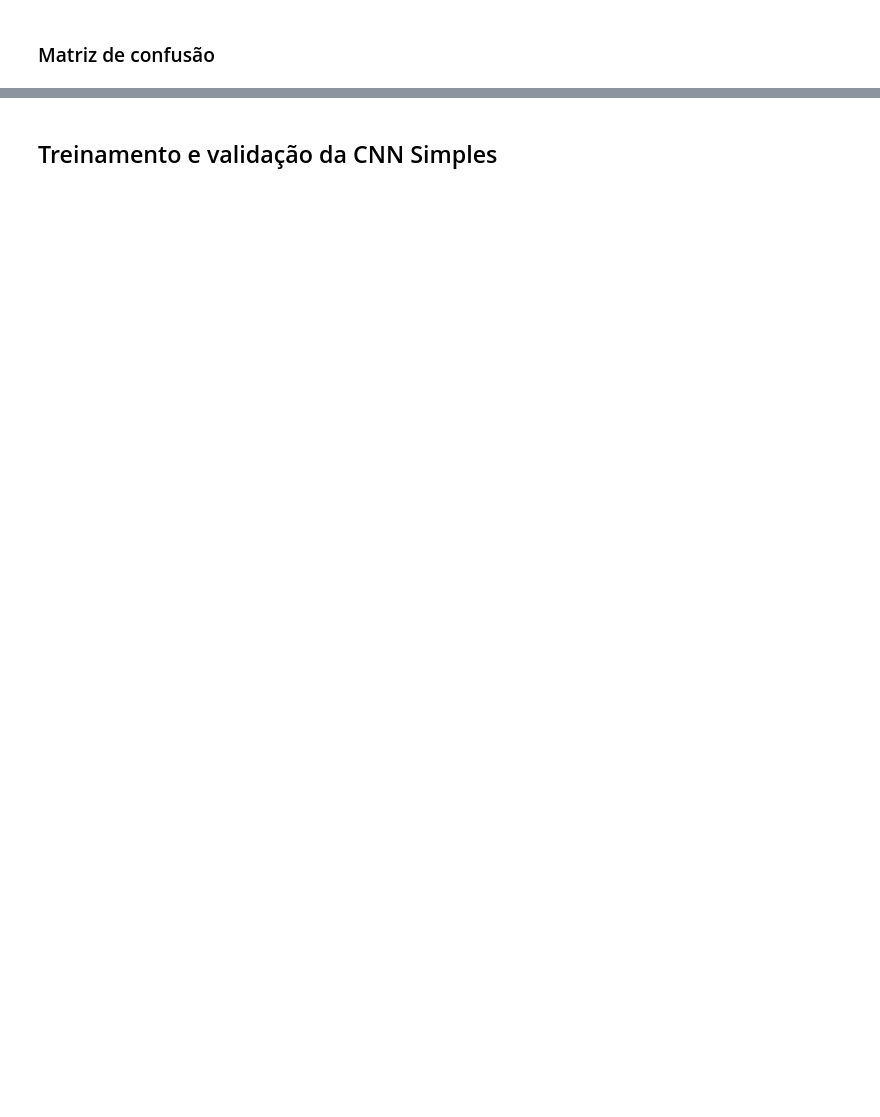
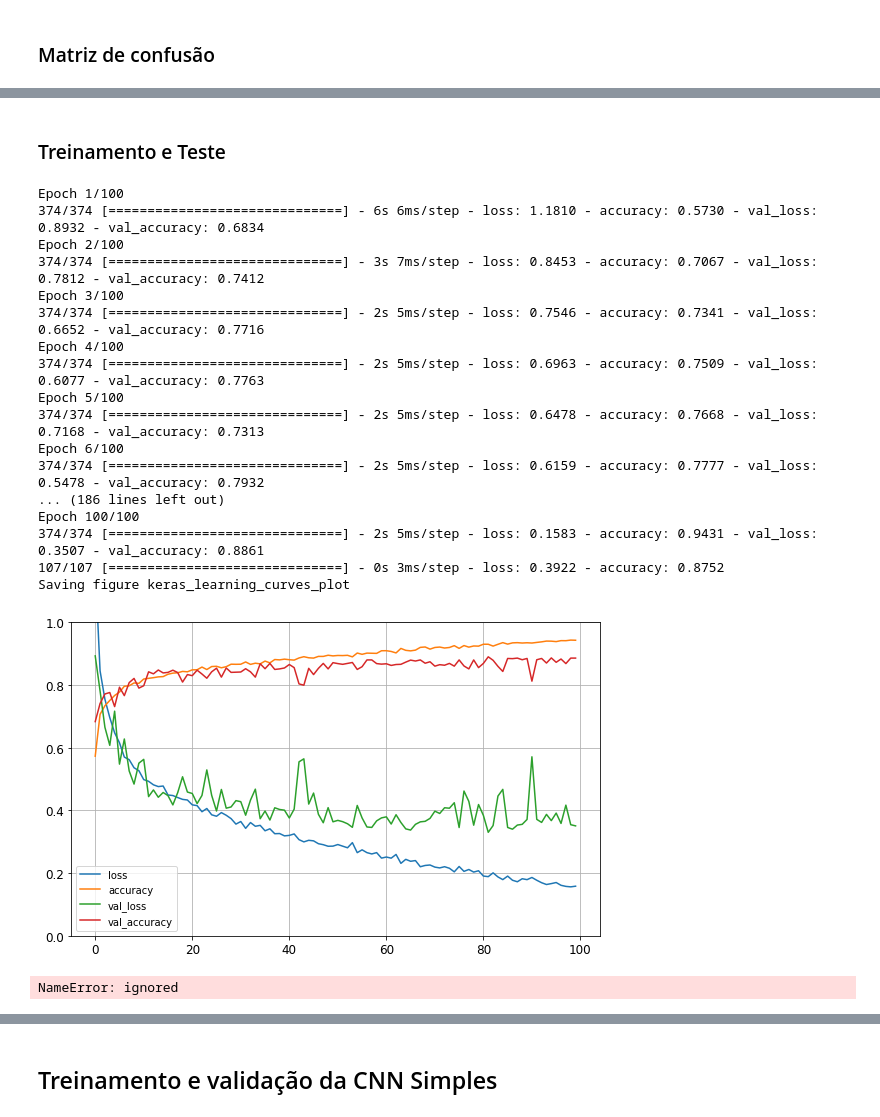
Before and after one commit to LuisLVieira/IA048, a Jupyter notebook: EFC3/efc3_221045_242448.ipynb, the cells around one changed output, grey strips where cells are left out. Saved outputs shown, nothing was run; the diff lists cells and outputs as text; code cells hidden in the pictures; blank space fills up the shorter version.

```diff
--- a/EFC3/efc3_221045_242448.ipynb
+++ b/EFC3/efc3_221045_242448.ipynb
@@ -549,0 +802,52 @@ plt.show()
+# %% [markdown]
+### Treinamento e Teste
+# %%
+keras.backend.clear_session()
+np.random.seed(42)
+tf.random.set_seed(42)
+
+mlp2 = keras.models.Sequential()
+mlp2.add(keras.layers.Flatten(input_shape=[28, 28, 3]))
+mlp2.add(keras.layers.Dense(1900, activation="relu")) # camada intermediária
+mlp2.add(keras.layers.Dense(500, activation="relu")) # camada intermediária
+#mlp2.add(keras.layers.Dropout(rate=0.25))
+mlp2.add(keras.layers.Dense(8, activation="softmax")) # camada de saída
+learning_rate =.0001
+# compila o modelo de MLP criado
+mlp2.compile(loss="sparse_categorical_crossentropy",
+              optimizer=keras.optimizers.Adam(learning_rate=learning_rate),
+              metrics=["accuracy"])
+
+history = mlp2.fit(x_train, y_train, epochs=100,
+                    validation_data=(x_valid, y_valid))#, callbacks=[tf.keras.callbacks.EarlyStopping(monitor='val_accuracy', patience=15)])
+
+mlp2.evaluate(x_test, y_test)
+
+pd.DataFrame(history.history).plot(figsize=(8, 5))
+plt.grid(True)
+plt.gca().set_ylim(0, 1)
+save_fig("keras_learning_curves_plot")
+plt.show()
+# %% [output]
+Epoch 1/100
+374/374 [==============================] - 6s 6ms/step - loss: 1.1810 - accuracy: 0.5730 - val_loss: 0.8932 - val_accuracy: 0.6834
+Epoch 2/100
+374/374 [==============================] - 3s 7ms/step - loss: 0.8453 - accuracy: 0.7067 - val_loss: 0.7812 - val_accuracy: 0.7412
+Epoch 3/100
+374/374 [==============================] - 2s 5ms/step - loss: 0.7546 - accuracy: 0.7341 - val_loss: 0.6652 - val_accuracy: 0.7716
+Epoch 4/100
+374/374 [==============================] - 2s 5ms/step - loss: 0.6963 - accuracy: 0.7509 - val_loss: 0.6077 - val_accuracy: 0.7763
+Epoch 5/100
+374/374 [==============================] - 2s 5ms/step - loss: 0.6478 - accuracy: 0.7668 - val_loss: 0.7168 - val_accuracy: 0.7313
+Epoch 6/100
+374/374 [==============================] - 2s 5ms/step - loss: 0.6159 - accuracy: 0.7777 - val_loss: 0.5478 - val_accuracy: 0.7932
+... (186 lines left out)
+Epoch 100/100
+374/374 [==============================] - 2s 5ms/step - loss: 0.1583 - accuracy: 0.9431 - val_loss: 0.3507 - val_accuracy: 0.8861
+107/107 [==============================] - 0s 3ms/step - loss: 0.3922 - accuracy: 0.8752
+Saving figure keras_learning_curves_plot
+[figure, added]
+# %%
+cv_fit.best_params_
+# %% [output]
+NameError: ignored
```
Also changed, not shown: parts of 57 cells of this notebook.
